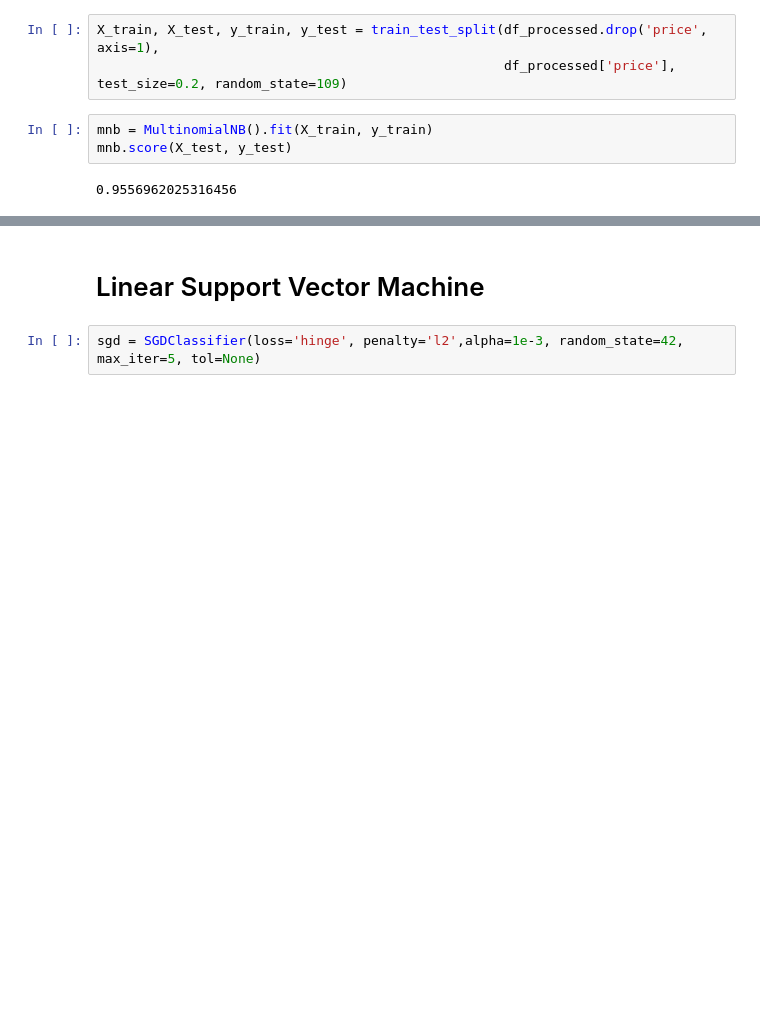
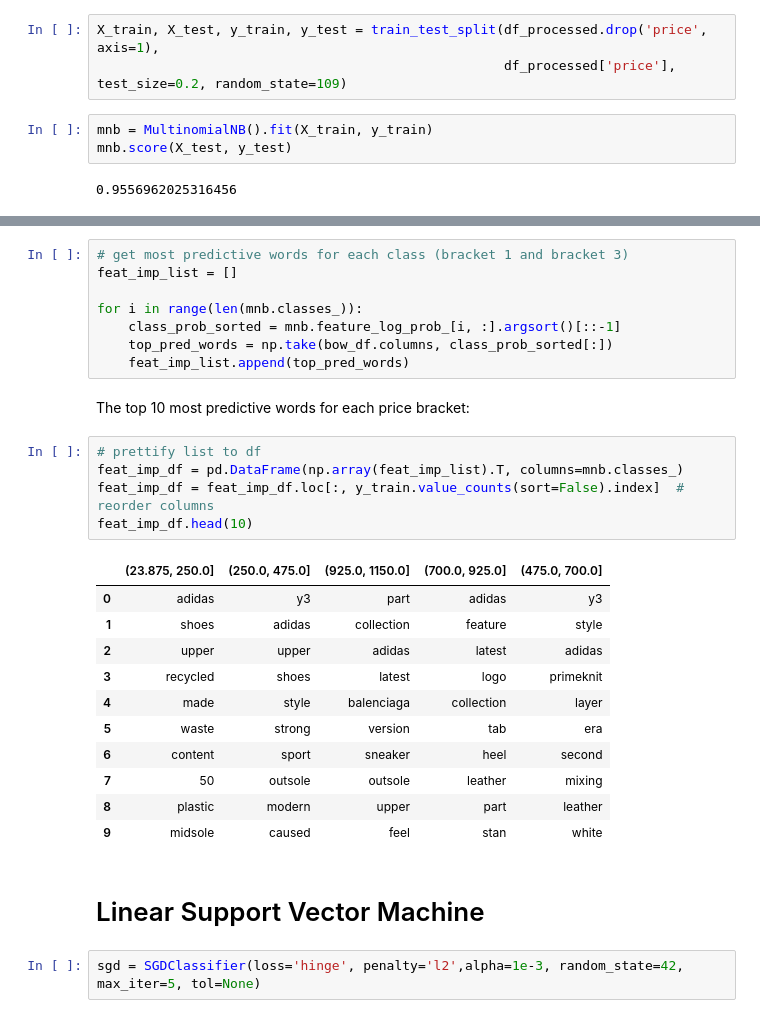
Before and after one commit to jasonkyungkim/nike_adidas_shoes, a Jupyter notebook: adidaseda.ipynb, the cells around one changed output, grey strips where cells are left out. Drawn from its saved outputs; the diff is of its cells as text; blank space fills up the shorter version.

```diff
--- a/adidaseda.ipynb
+++ b/adidaseda.ipynb
@@ -690,3 +711,30 @@ mnb.score(X_test, y_test)
+# %%
+# get most predictive words for each class (bracket 1 and bracket 3)
+feat_imp_list = []
+
+for i in range(len(mnb.classes_)):
+    class_prob_sorted = mnb.feature_log_prob_[i, :].argsort()[::-1]
+    top_pred_words = np.take(bow_df.columns, class_prob_sorted[:])
+    feat_imp_list.append(top_pred_words)
+# %% [markdown]
+The top 10 most predictive words for each price bracket:
+# %%
+# prettify list to df
+feat_imp_df = pd.DataFrame(np.array(feat_imp_list).T, columns=mnb.classes_)
+feat_imp_df = feat_imp_df.loc[:, y_train.value_counts(sort=False).index]  # reorder columns
+feat_imp_df.head(10)
+# %% [output]
+|  | (23.875, 250.0] | (250.0, 475.0] | (925.0, 1150.0] | (700.0, 925.0] | (475.0, 700.0] |
+| 0 | adidas | y3 | part | adidas | y3 |
+| 1 | shoes | adidas | collection | feature | style |
+| 2 | upper | upper | adidas | latest | adidas |
+| 3 | recycled | shoes | latest | logo | primeknit |
+| 4 | made | style | balenciaga | collection | layer |
+| 5 | waste | strong | version | tab | era |
+| 6 | content | sport | sneaker | heel | second |
+| 7 | 50 | outsole | outsole | leather | mixing |
+| 8 | plastic | modern | upper | part | leather |
+| 9 | midsole | caused | feel | stan | white |
 # %% [markdown]
 # Linear Support Vector Machine
 # %%
```
Also changed, not shown: parts of 25 cells of this notebook, 3 other files.
